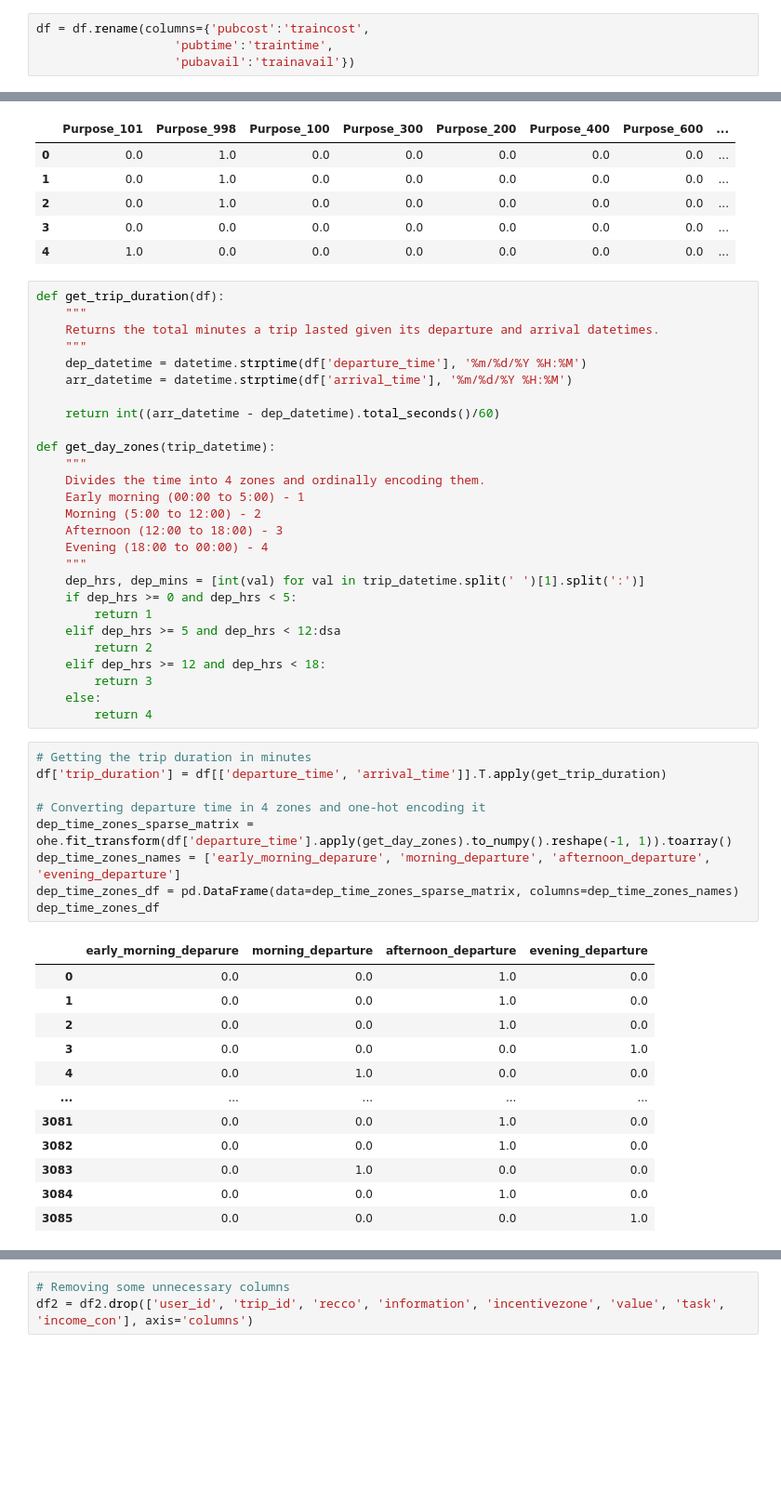
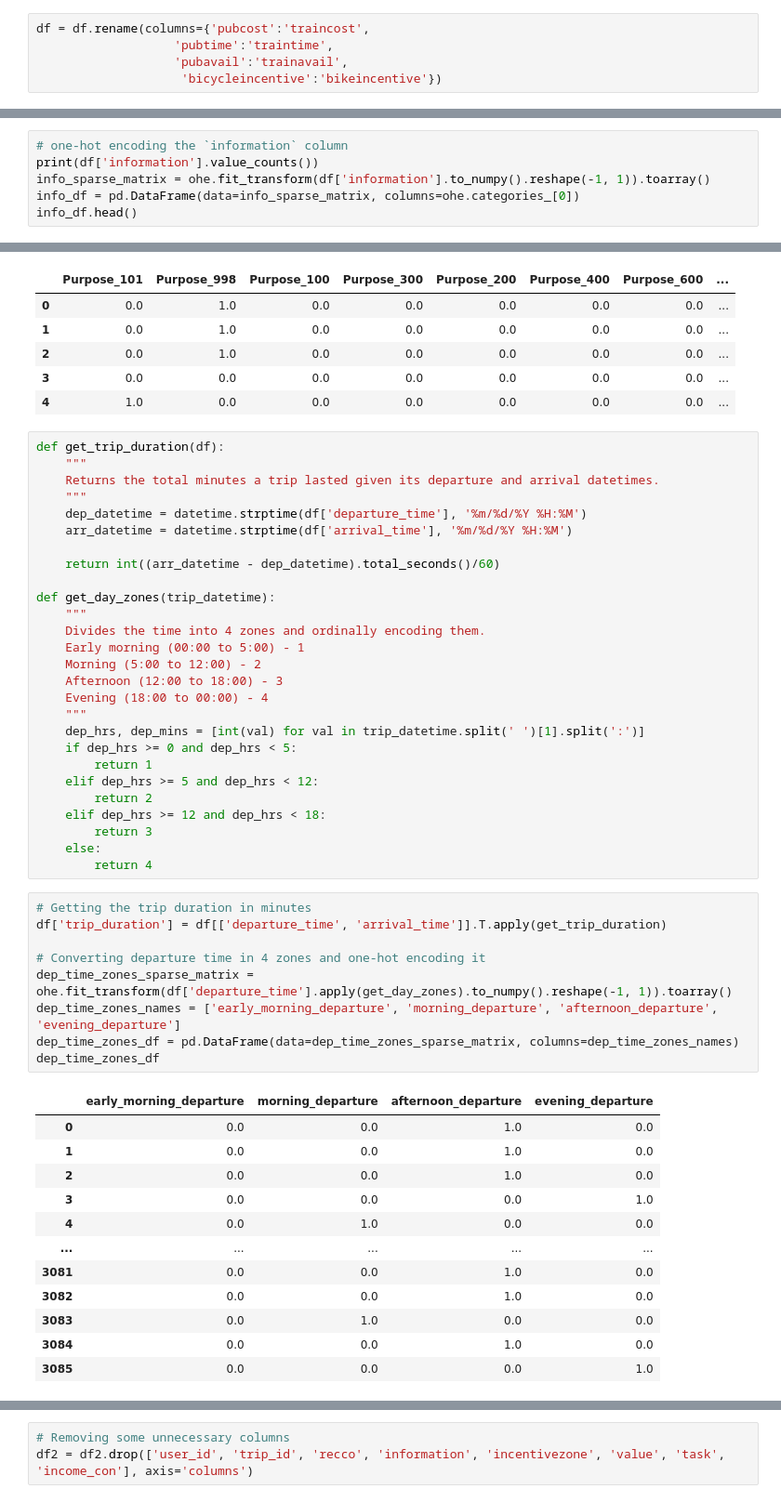
Before and after one commit to Obliquedbishop/CG_based_DCMs, a Jupyter notebook: discrete_choice_model.ipynb, the cells around one changed output, grey strips where cells are left out. Shown: that part at 93% size. Saved outputs shown, nothing was run; the diff lists cells and outputs as text; blank space fills up the shorter version.

```diff
--- a/discrete_choice_model.ipynb
+++ b/discrete_choice_model.ipynb
@@ -80,4 +80,5 @@ df = df.drop('Unnamed: 0', axis='columns')
 # %%
 df = df.rename(columns={'pubcost':'traincost',
                    'pubtime':'traintime',
-                   'pubavail':'trainavail'})
+                   'pubavail':'trainavail',
+                    'bicycleincentive':'bikeincentive'})
@@ -155,3 +152,9 @@ Name: job_type, dtype: int64
 | 4 | 0.0 | 0.0 | 0.0 | 0.0 | ... |
 # %%
 # Keeping `INCOME` as oridnally encoded
+# %%
+# one-hot encoding the `information` column
+print(df['information'].value_counts())
+info_sparse_matrix = ohe.fit_transform(df['information'].to_numpy().reshape(-1, 1)).toarray()
+info_df = pd.DataFrame(data=info_sparse_matrix, columns=ohe.categories_[0])
+info_df.head()
@@ -219,7 +234,7 @@ def get_day_zones(trip_datetime):
     dep_hrs, dep_mins = [int(val) for val in trip_datetime.split(' ')[1].split(':')]
     if dep_hrs >= 0 and dep_hrs < 5:
         return 1
-    elif dep_hrs >= 5 and dep_hrs < 12:dsa
+    elif dep_hrs >= 5 and dep_hrs < 12:
         return 2
     elif dep_hrs >= 12 and dep_hrs < 18:
         return 3
@@ -228,14 +243,14 @@ def get_day_zones(trip_datetime):
 # %%
 # Getting the trip duration in minutes
 df['trip_duration'] = df[['departure_time', 'arrival_time']].T.apply(get_trip_duration)
 
 # Converting departure time in 4 zones and one-hot encoding it
 dep_time_zones_sparse_matrix = ohe.fit_transform(df['departure_time'].apply(get_day_zones).to_numpy().reshape(-1, 1)).toarray()
-dep_time_zones_names = ['early_morning_deparure', 'morning_departure', 'afternoon_departure', 'evening_departure']
+dep_time_zones_names = ['early_morning_departure', 'morning_departure', 'afternoon_departure', 'evening_departure']
 dep_time_zones_df = pd.DataFrame(data=dep_time_zones_sparse_matrix, columns=dep_time_zones_names)
 dep_time_zones_df
 # %% [output]
-|  | early_morning_deparure | morning_departure | afternoon_departure | evening_departure |
+|  | early_morning_departure | morning_departure | afternoon_departure | evening_departure |
 | 0 | 0.0 | 0.0 | 1.0 | 0.0 |
 | 1 | 0.0 | 0.0 | 1.0 | 0.0 |
 | 2 | 0.0 | 0.0 | 1.0 | 0.0 |
```
Also changed, not shown: parts of 18 cells of this notebook.
